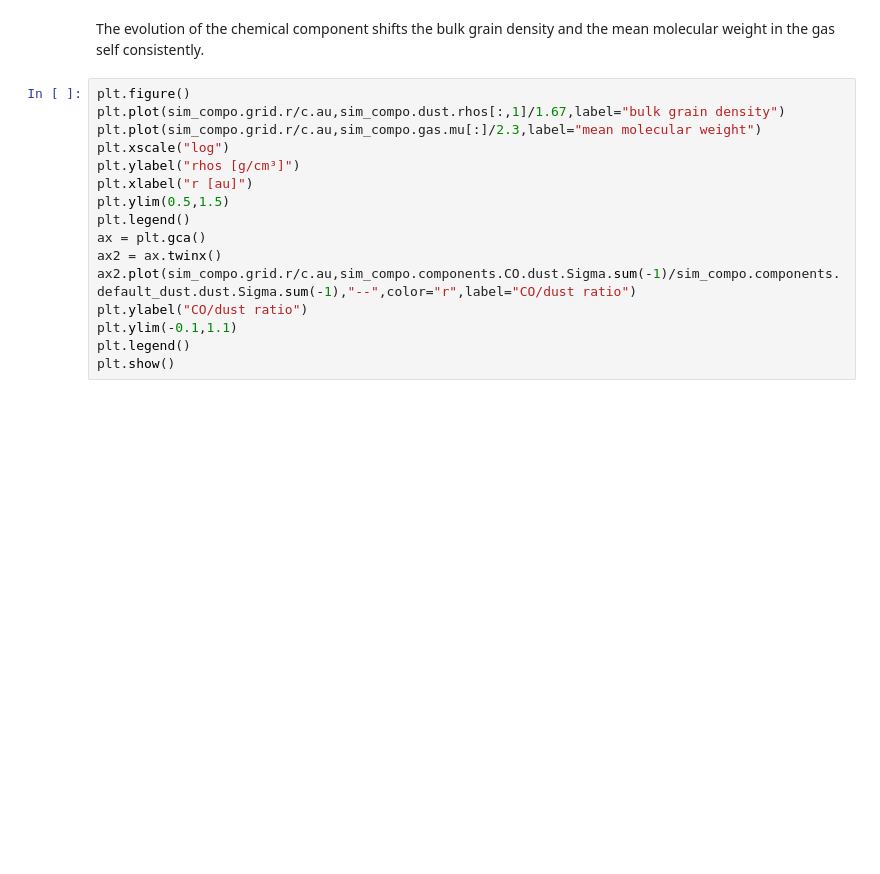
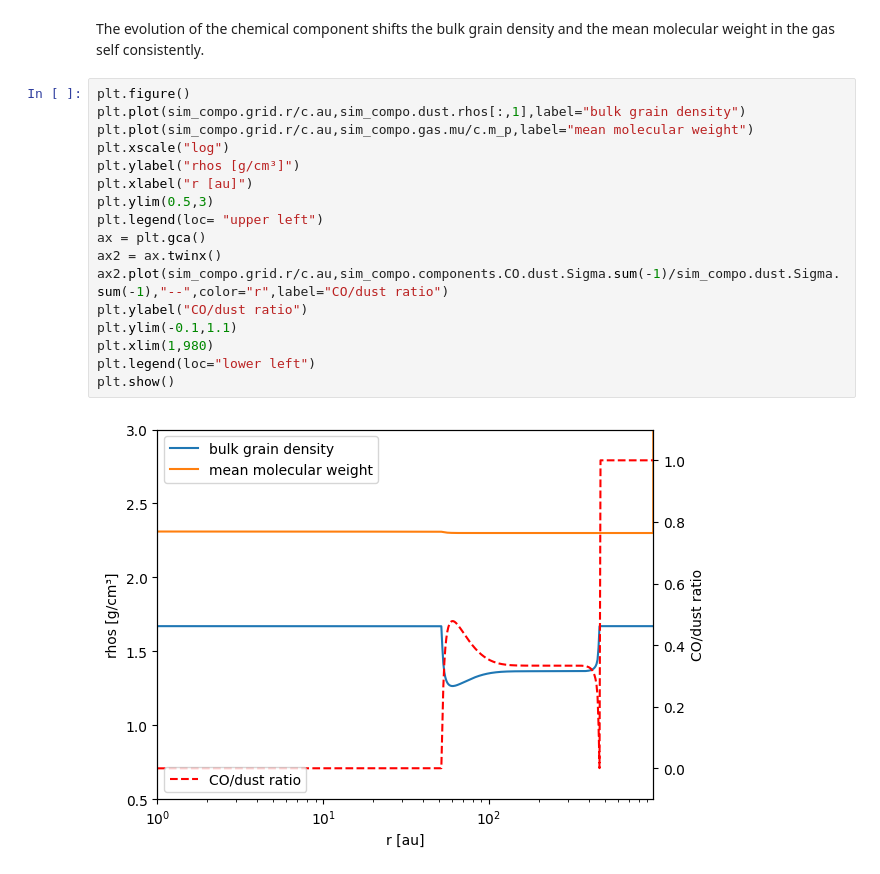
Before and after one commit to tripod-code/tripod, a Jupyter notebook: docs/source/5_compositional_tracking.ipynb, the cells around one changed output. Saved outputs shown, nothing was run; the diff lists cells and outputs as text; blank space fills up the shorter version.

```diff
--- a/docs/source/5_compositional_tracking.ipynb
+++ b/docs/source/5_compositional_tracking.ipynb
@@ -333,17 +432,20 @@ plt.show()
 The evolution of the chemical component shifts the bulk grain density and the mean molecular weight in the gas self consistently.
 # %%
 plt.figure()
-plt.plot(sim_compo.grid.r/c.au,sim_compo.dust.rhos[:,1]/1.67,label="bulk grain density")
-plt.plot(sim_compo.grid.r/c.au,sim_compo.gas.mu[:]/2.3,label="mean molecular weight")
+plt.plot(sim_compo.grid.r/c.au,sim_compo.dust.rhos[:,1],label="bulk grain density")
+plt.plot(sim_compo.grid.r/c.au,sim_compo.gas.mu/c.m_p,label="mean molecular weight")
 plt.xscale("log")
 plt.ylabel("rhos [g/cm³]")
 plt.xlabel("r [au]")
-plt.ylim(0.5,1.5)
-plt.legend()
+plt.ylim(0.5,3)
+plt.legend(loc= "upper left")
 ax = plt.gca()
 ax2 = ax.twinx()
-ax2.plot(sim_compo.grid.r/c.au,sim_compo.components.CO.dust.Sigma.sum(-1)/sim_compo.components.default_dust.dust.Sigma.sum(-1),"--",color="r",label="CO/dust ratio")
+ax2.plot(sim_compo.grid.r/c.au,sim_compo.components.CO.dust.Sigma.sum(-1)/sim_compo.dust.Sigma.sum(-1),"--",color="r",label="CO/dust ratio")
 plt.ylabel("CO/dust ratio")
 plt.ylim(-0.1,1.1)
-plt.legend()
+plt.xlim(1,980)
+plt.legend(loc="lower left")
 plt.show()
+# %% [output]
+[figure, added]
```
Also changed, not shown: parts of 16 cells of this notebook, 5 other files.
